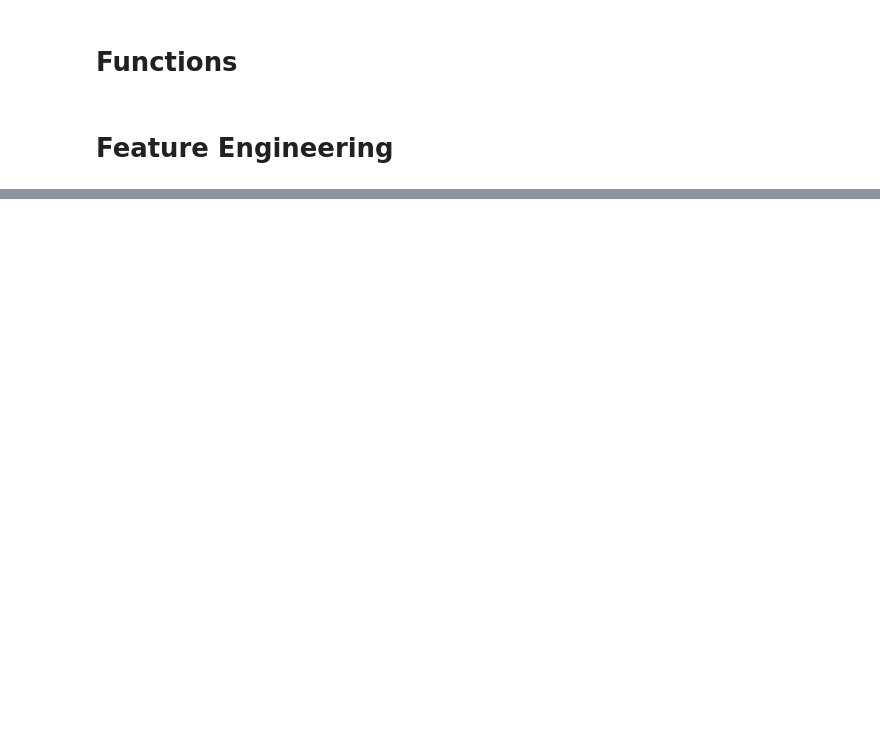
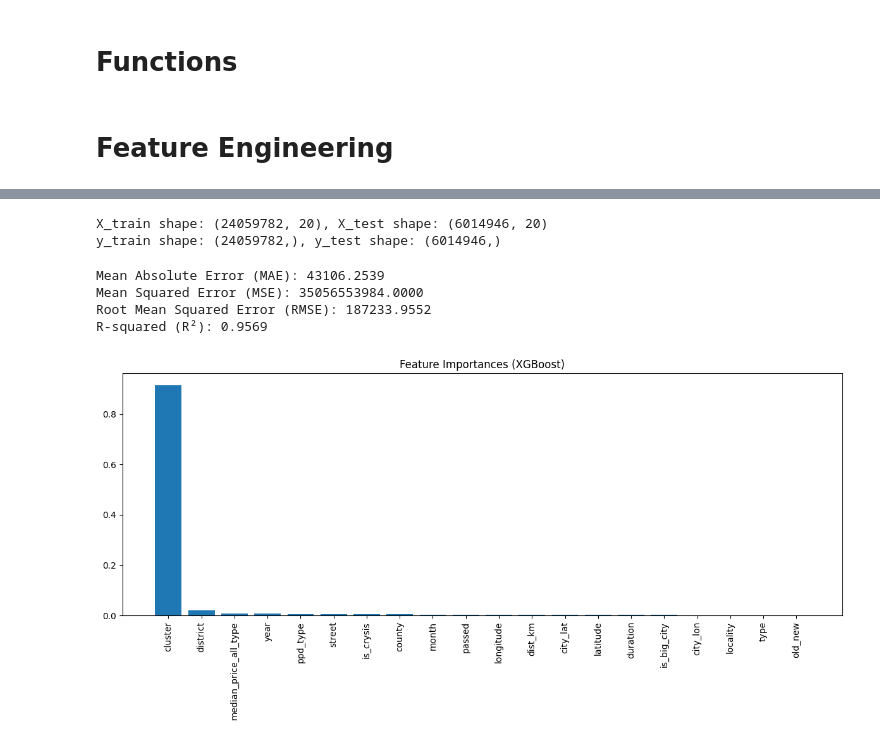
Before and after one commit to 1337Tema/HM-Land-Registry-ML-EDA-ARIMA-Geospatial, a Jupyter notebook: main.ipynb, the cells around one changed output, grey strips where cells are left out. Drawn from its saved outputs; the diff is of its cells as text; code cells hidden in the pictures; blank space fills up the shorter version.

```diff
--- a/main.ipynb
+++ b/main.ipynb
@@ -166,0 +215,2 @@ df.to_csv("output_with_coords.csv", columns=cols, index=False)
+# %%
+df.drop(columns=['PAON SAON'], inplace=True)
@@ -166,0 +239,16 @@ df.to_csv("output_with_coords.csv", columns=cols, index=False)
+# %%
+from sklearn.model_selection import train_test_split
+
+# Define features and target variable
+X = df.drop(columns=['price'])
+y = df['price']
+
+# Perform train-test split
+X_train, X_test, y_train, y_test = train_test_split(X, y, test_size=0.2, random_state=42)
+
+# Display the shapes of the resulting datasets
+print(f"X_train shape: {X_train.shape}, X_test shape: {X_test.shape}")
+print(f"y_train shape: {y_train.shape}, y_test shape: {y_test.shape}")
+# %% [output]
+X_train shape: (24059782, 20), X_test shape: (6014946, 20)
+y_train shape: (24059782,), y_test shape: (6014946,)
@@ -166,0 +257,32 @@ df.to_csv("output_with_coords.csv", columns=cols, index=False)
+# %%
+from xgboost import XGBRegressor
+
+XGBR_model = XGBRegressor(
+    enable_categorical=True,
+)
+
+XGBR_model.fit(X_train, y_train)
+evaluate_model(XGBR_model)
+# %% [output]
+Mean Absolute Error (MAE): 43106.2539
+Mean Squared Error (MSE): 35056553984.0000
+Root Mean Squared Error (RMSE): 187233.9552
+R-squared (R²): 0.9569
+# %%
+import matplotlib.pyplot as plt
+
+# Get feature importances from the trained XGBRegressor model
+importances = XGBR_model.feature_importances_
+feature_names = X_train.columns
+
+# Sort features by importance
+indices = np.argsort(importances)[::-1]
+
+plt.figure(figsize=(12, 6))
+plt.title("Feature Importances (XGBoost)")
+plt.bar(range(len(importances)), importances[indices], align="center")
+plt.xticks(range(len(importances)), feature_names[indices], rotation=90)
+plt.tight_layout()
+plt.show()
+# %% [output]
+[figure, added]
```
Also changed, not shown: parts of 20 cells of this notebook, 3 other files.
